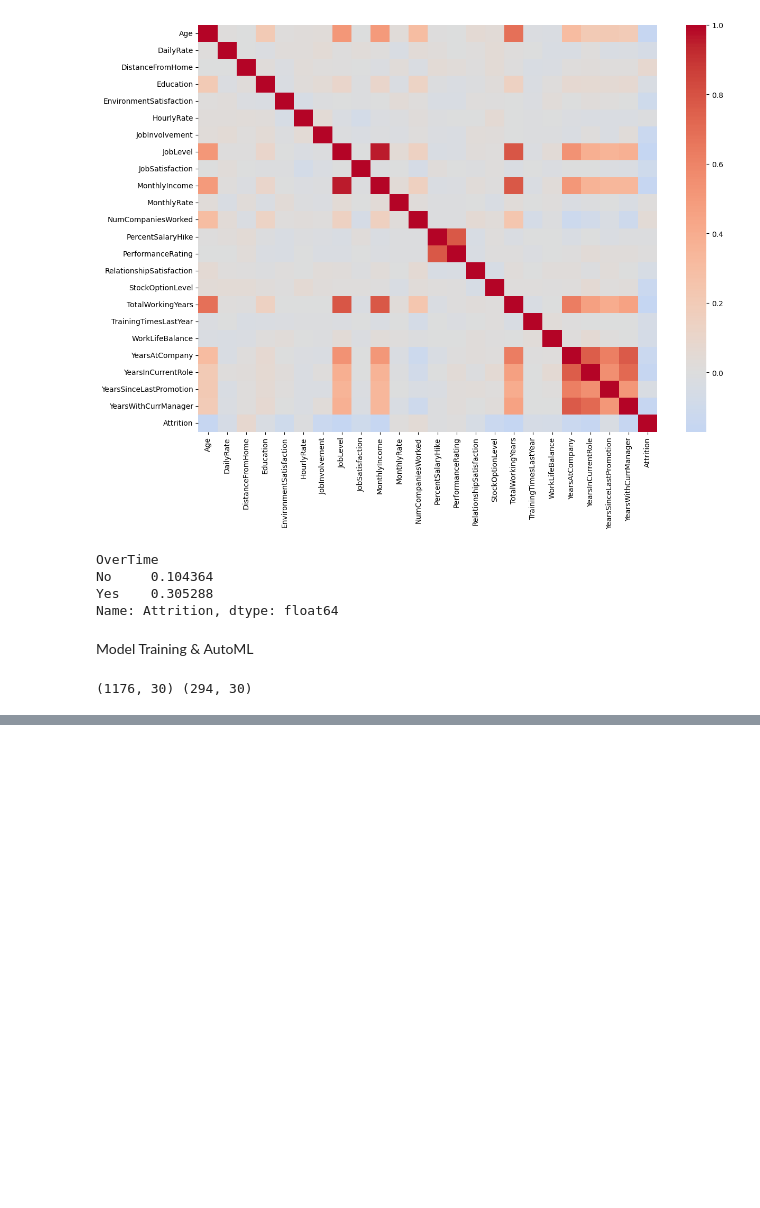
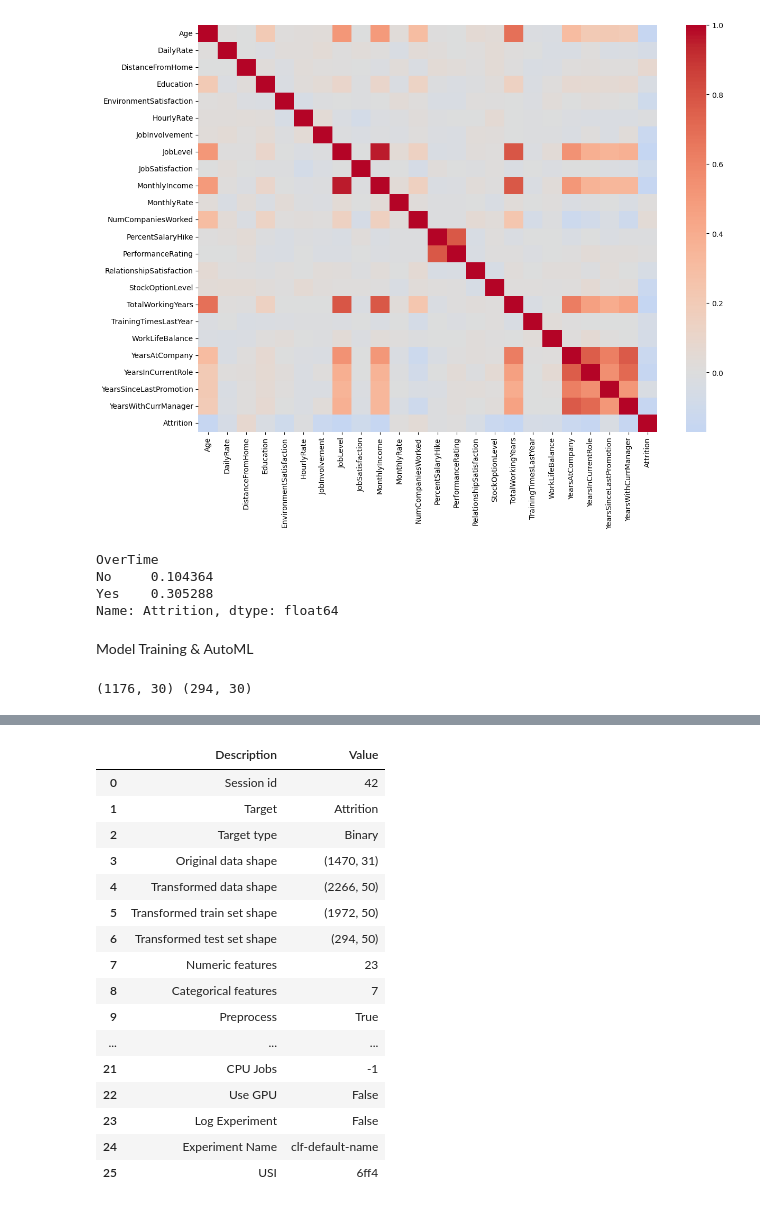
Before and after one commit to SafaaC/Employee_Attrition_Prediction, a Jupyter notebook: attrition.ipynb, the cells around one changed output, grey strips where cells are left out. Cells and saved outputs as stored; diff of their text form; code cells hidden in the pictures; blank space fills up the shorter version.

```diff
--- a/attrition.ipynb
+++ b/attrition.ipynb
@@ -218,0 +223,28 @@ ROC-AUC: 0.791
+# %%
+s = setup(
+    data=df,
+    target="Attrition",
+    session_id=42,
+    train_size=0.8,
+    fix_imbalance=True,
+    normalize=True,
+    fold=5,
+)
+# %% [output]
+|  | Description | Value |
+| 0 | Session id | 42 |
+| 1 | Target | Attrition |
+| 2 | Target type | Binary |
+| 3 | Original data shape | (1470, 31) |
+| 4 | Transformed data shape | (2266, 50) |
+| 5 | Transformed train set shape | (1972, 50) |
+| 6 | Transformed test set shape | (294, 50) |
+| 7 | Numeric features | 23 |
+| 8 | Categorical features | 7 |
+| 9 | Preprocess | True |
+| ... | ... | ... |
+| 21 | CPU Jobs | -1 |
+| 22 | Use GPU | False |
+| 23 | Log Experiment | False |
+| 24 | Experiment Name | clf-default-name |
+| 25 | USI | 6ff4 |
```
Also changed, not shown: parts of 6 cells of this notebook.
